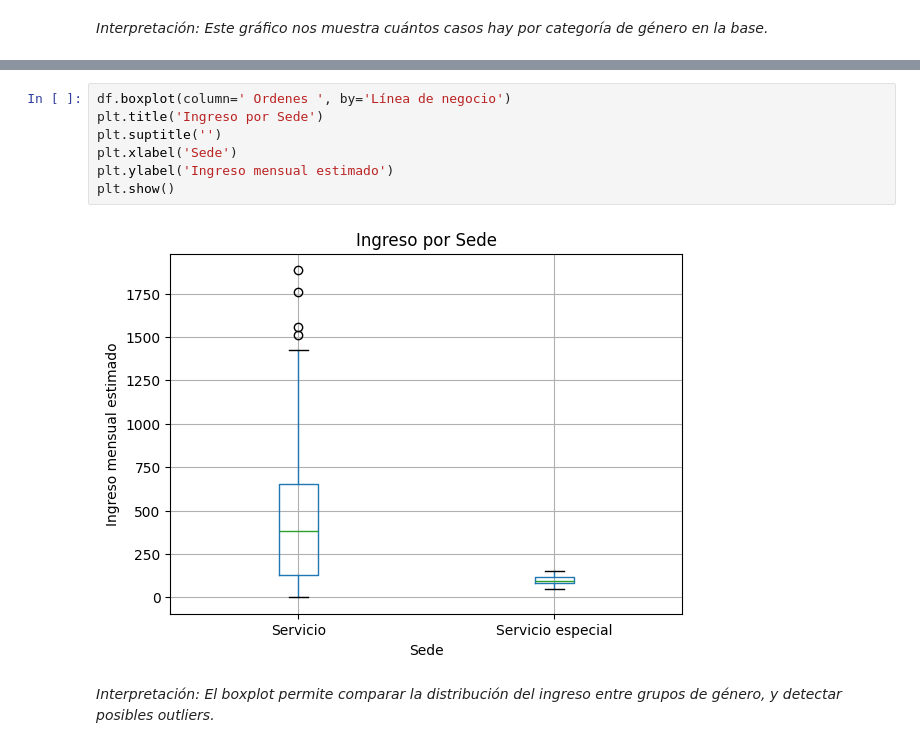
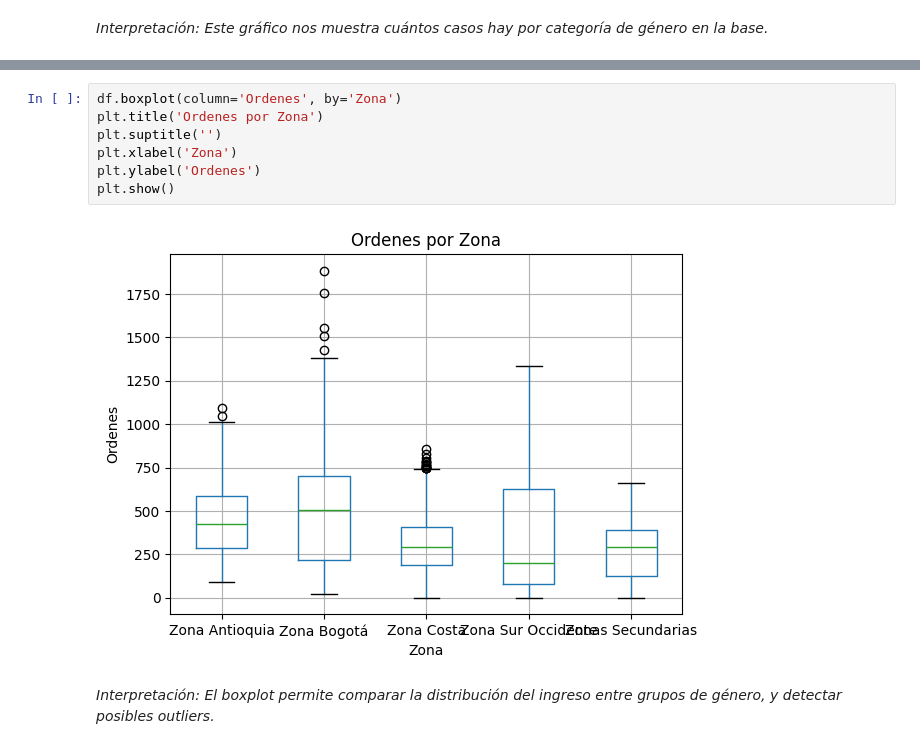
Before and after one commit to Anyeladr/taller, a Jupyter notebook: session-01/notebooks/Sesion 1.ipynb, the cells around one changed output, grey strips where cells are left out. Cells and saved outputs as stored; diff of their text form.

```diff
--- a/session-01/notebooks/Sesion 1.ipynb
+++ b/session-01/notebooks/Sesion 1.ipynb
@@ -75,11 +75,11 @@ plt.show()
 # %%
-df.boxplot(column=' Ordenes ', by='Línea de negocio')
-plt.title('Ingreso por Sede')
+df.boxplot(column='Ordenes', by='Zona')
+plt.title('Ordenes por Zona')
 plt.suptitle('')
-plt.xlabel('Sede')
-plt.ylabel('Ingreso mensual estimado')
+plt.xlabel('Zona')
+plt.ylabel('Ordenes')
 plt.show()
 # %% [output]
-[figure, old version]
+[figure, new version]
 # %% [markdown]
 *Interpretación: El boxplot permite comparar la distribución del ingreso entre grupos de género, y detectar posibles outliers.*
```
Also changed, not shown: parts of 6 cells of this notebook.
